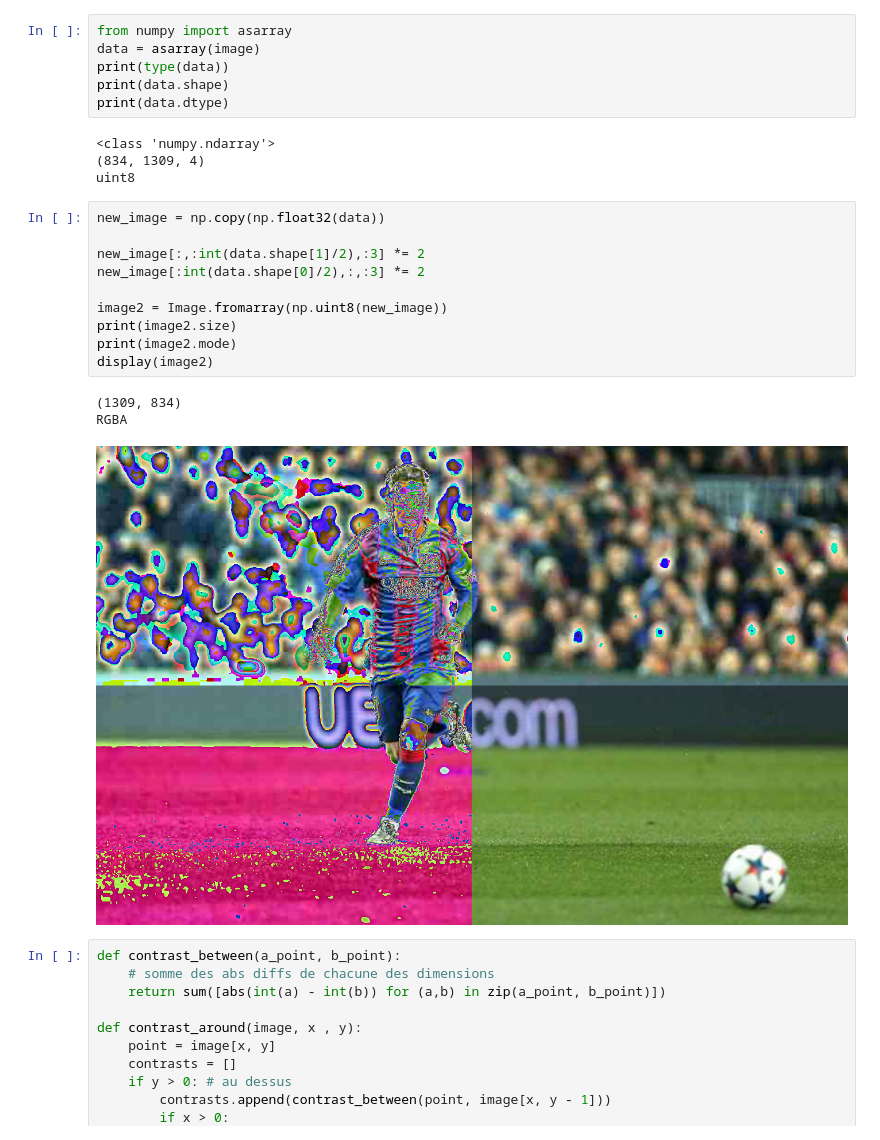
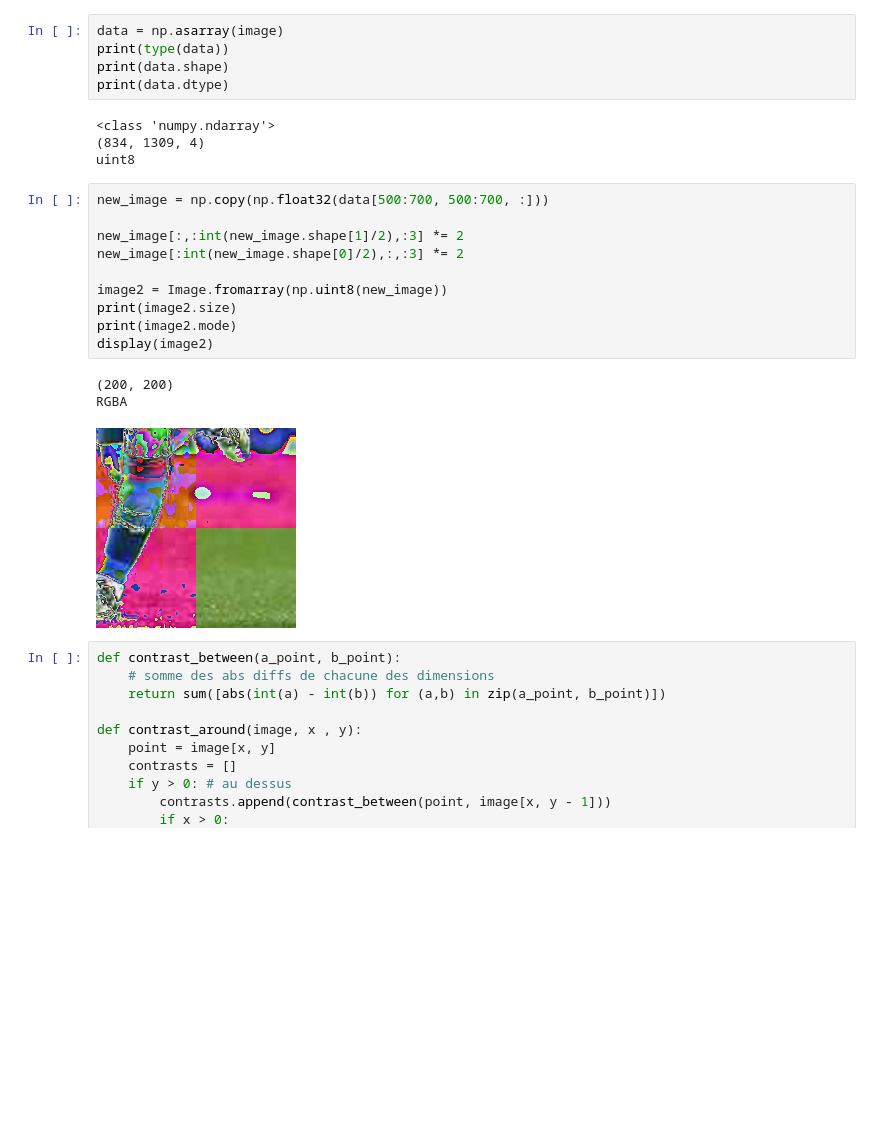
Before and after one commit to glutamatt/recherche_objet, a Jupyter notebook: Untitled.ipynb, the cells around one changed output. Saved outputs shown, nothing was run; the diff lists cells and outputs as text; blank space fills up the shorter version.

```diff
--- a/Untitled.ipynb
+++ b/Untitled.ipynb
@@ -15,8 +15,7 @@ display(image)
 RGBA
 [figure]
 # %%
-from numpy import asarray
-data = asarray(image)
+data = np.asarray(image)
 print(type(data))
 print(data.shape)
 print(data.dtype)
@@ -25,19 +24,19 @@ print(data.dtype)
 (834, 1309, 4)
 uint8
 # %%
-new_image = np.copy(np.float32(data))
+new_image = np.copy(np.float32(data[500:700, 500:700, :]))
 
-new_image[:,:int(data.shape[1]/2),:3] *= 2
-new_image[:int(data.shape[0]/2),:,:3] *= 2
+new_image[:,:int(new_image.shape[1]/2),:3] *= 2
+new_image[:int(new_image.shape[0]/2),:,:3] *= 2
 
 image2 = Image.fromarray(np.uint8(new_image))
 print(image2.size)
 print(image2.mode)
 display(image2)
 # %% [output]
-(1309, 834)
+(200, 200)
 RGBA
-[figure, old version]
+[figure, new version]
 # %%
 def contrast_between(a_point, b_point):
     # somme des abs diffs de chacune des dimensions
```
Also changed, not shown: parts of 4 cells of this notebook, 1 other file.
